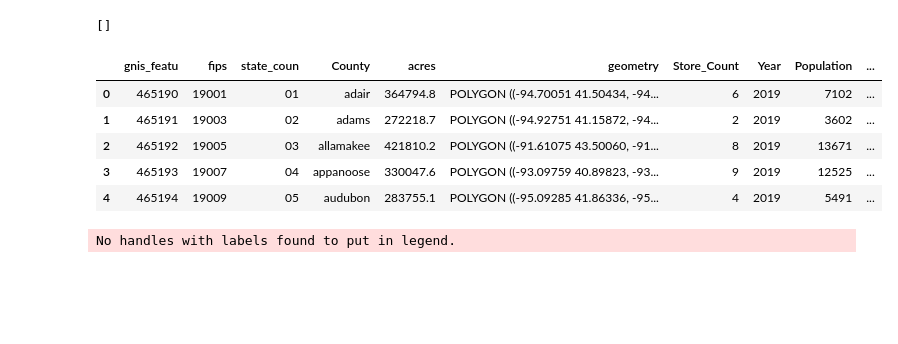
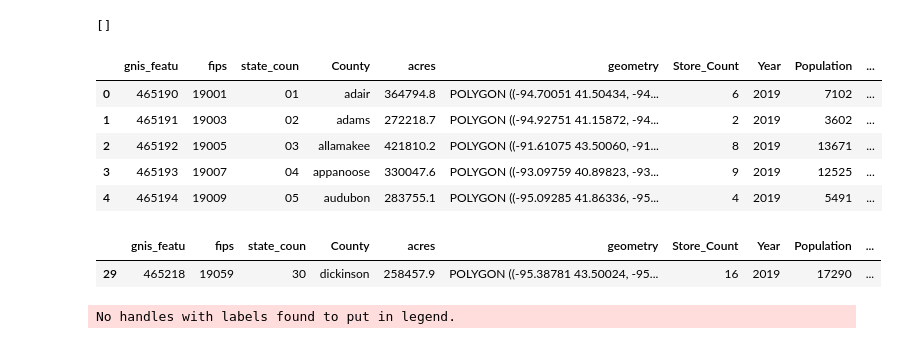
Before and after one commit to flyingcape/Iowa_Liquor_Sales, a Jupyter notebook: LiquorSales_Analysis_withDB.ipynb, the cells around one changed output. Drawn from its saved outputs; the diff is of its cells as text; code cells hidden in the pictures; blank space fills up the shorter version.

```diff
--- a/LiquorSales_Analysis_withDB.ipynb
+++ b/LiquorSales_Analysis_withDB.ipynb
@@ -191,6 +191,11 @@ map_counties2.head()
 | 2 | 465192 | 19005 | 03 | allamakee | 421810.2 | POLYGON ((-91.61075 43.50060, -91... | 8 | 2019 | 13671 | ... |
 | 3 | 465193 | 19007 | 04 | appanoose | 330047.6 | POLYGON ((-93.09759 40.89823, -93... | 9 | 2019 | 12525 | ... |
 | 4 | 465194 | 19009 | 05 | audubon | 283755.1 | POLYGON ((-95.09285 41.86336, -95... | 4 | 2019 | 5491 | ... |
+# %%
+map_counties2.loc[map_counties2['County']=='dickinson']
+# %% [output]
+|  | gnis_featu | fips | state_coun | County | acres | geometry | Store_Count | Year | Population | ... |
+| 29 | 465218 | 19059 | 30 | dickinson | 258457.9 | POLYGON ((-95.38781 43.50024, -95... | 16 | 2019 | 17290 | ... |
 # %%
 fig,ax = plt.subplots(figsize = (15,15))
 
```
Also changed, not shown: parts of 3 cells of this notebook.
